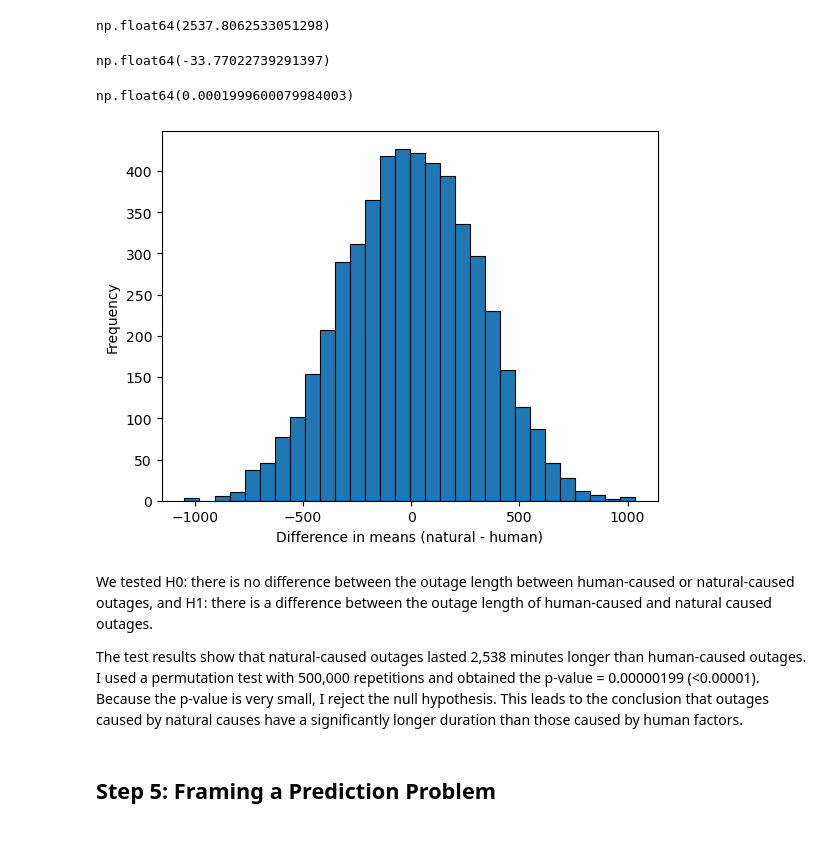
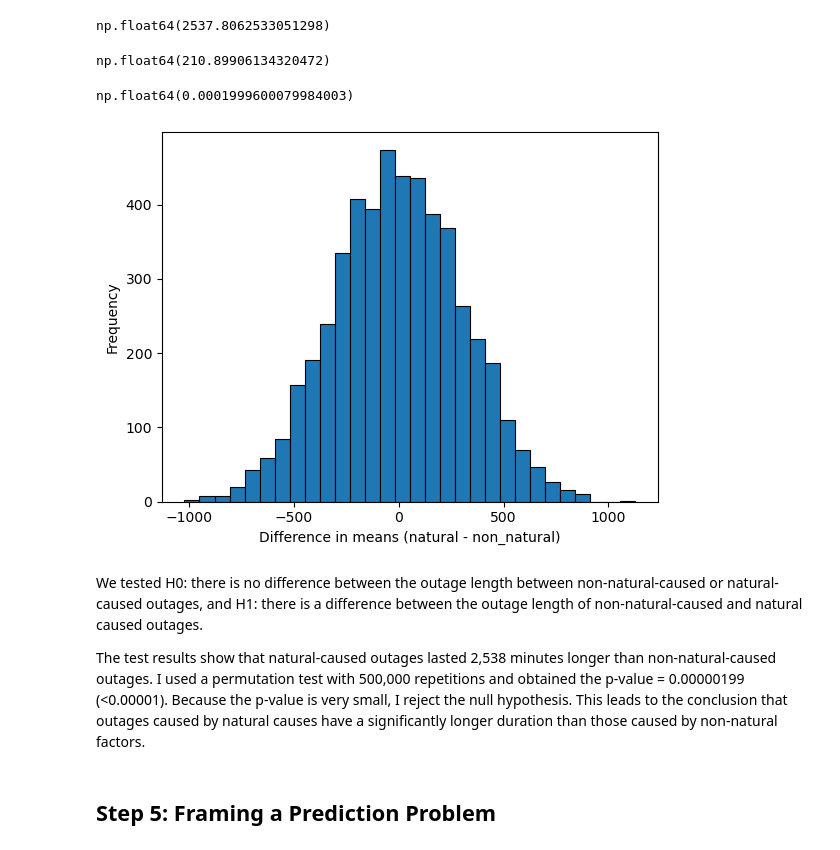
Before and after one commit to ctu-tls/power_outage_length_analysis, a Jupyter notebook: template.ipynb, the cells around one changed output. Saved outputs shown, nothing was run; the diff lists cells and outputs as text; code cells hidden in the pictures.

Commit message:
human to non natural

```diff
--- a/template.ipynb
+++ b/template.ipynb
@@ -291,13 +300,13 @@ def cause_type(category):
     if category == 'severe weather':
         return 'natural'
     else:
-        return 'human'
+        return 'non_natural'
 
 clean = clean.assign(cause_type = clean['CAUSE.CATEGORY'].apply(cause_type))
 natural = clean.loc[clean['cause_type'] == 'natural', 'OUTAGE.DURATION']
-human   = clean.loc[clean['cause_type'] == 'human', 'OUTAGE.DURATION']
+non_natural   = clean.loc[clean['cause_type'] == 'non_natural', 'OUTAGE.DURATION']
 
-obs_diff = natural.mean() - human.mean()
+obs_diff = natural.mean() - non_natural.mean()
 obs_diff
 # %% [output]
 np.float64(2537.8062533051298)
@@ -319,13 +328,13 @@ def one_perm_diff(df):
     })
 
     natural_mean = temp.loc[temp['cause_type'] == 'natural', 'OUTAGE.DURATION'].mean()
-    human_mean   = temp.loc[temp['cause_type'] == 'human', 'OUTAGE.DURATION'].mean()
+    non_natural_mean   = temp.loc[temp['cause_type'] == 'non_natural', 'OUTAGE.DURATION'].mean()
 
-    return natural_mean - human_mean
+    return natural_mean - non_natural_mean
 
 one_perm_diff(clean)
 # %% [output]
-np.float64(-33.77022739291397)
+np.float64(210.89906134320472)
 # %%
 reps = 5000
 diffs = []
@@ -343,15 +352,15 @@ p_value
 np.float64(0.0001999600079984003)
 # %%
 plt.hist(diffs, bins=30, edgecolor="black", linewidth=0.8)
-plt.xlabel("Difference in means (natural - human)")
+plt.xlabel("Difference in means (natural - non_natural)")
 plt.ylabel("Frequency")
 plt.show()
 # %% [output]
-[figure, old version]
+[figure, new version]
 # %% [markdown]
-We tested H0: there is no difference between the outage length between human-caused or natural-caused outages, and H1: there is a difference between the outage length of human-caused and natural caused outages.
+We tested H0: there is no difference between the outage length between non-natural-caused or natural-caused outages, and H1: there is a difference between the outage length of non-natural-caused and natural caused outages.
 
-The test results show that natural-caused outages lasted 2,538 minutes longer than human-caused outages. I used a permutation test with 500,000 repetitions and obtained the p-value = 0.00000199 (<0.00001). Because the p-value is very small, I reject the null hypothesis. This leads to the conclusion that outages caused by natural causes have a significantly longer duration than those caused by human factors.
+The test results show that natural-caused outages lasted 2,538 minutes longer than non-natural-caused outages. I used a permutation test with 500,000 repetitions and obtained the p-value = 0.00000199 (<0.00001). Because the p-value is very small, I reject the null hypothesis. This leads to the conclusion that outages caused by natural causes have a significantly longer duration than those caused by non-natural factors.
 # %% [markdown]
 ## Step 5: Framing a Prediction Problem
 # %% [markdown]
```
Also changed, not shown: parts of 9 cells of this notebook, 4 other files.
